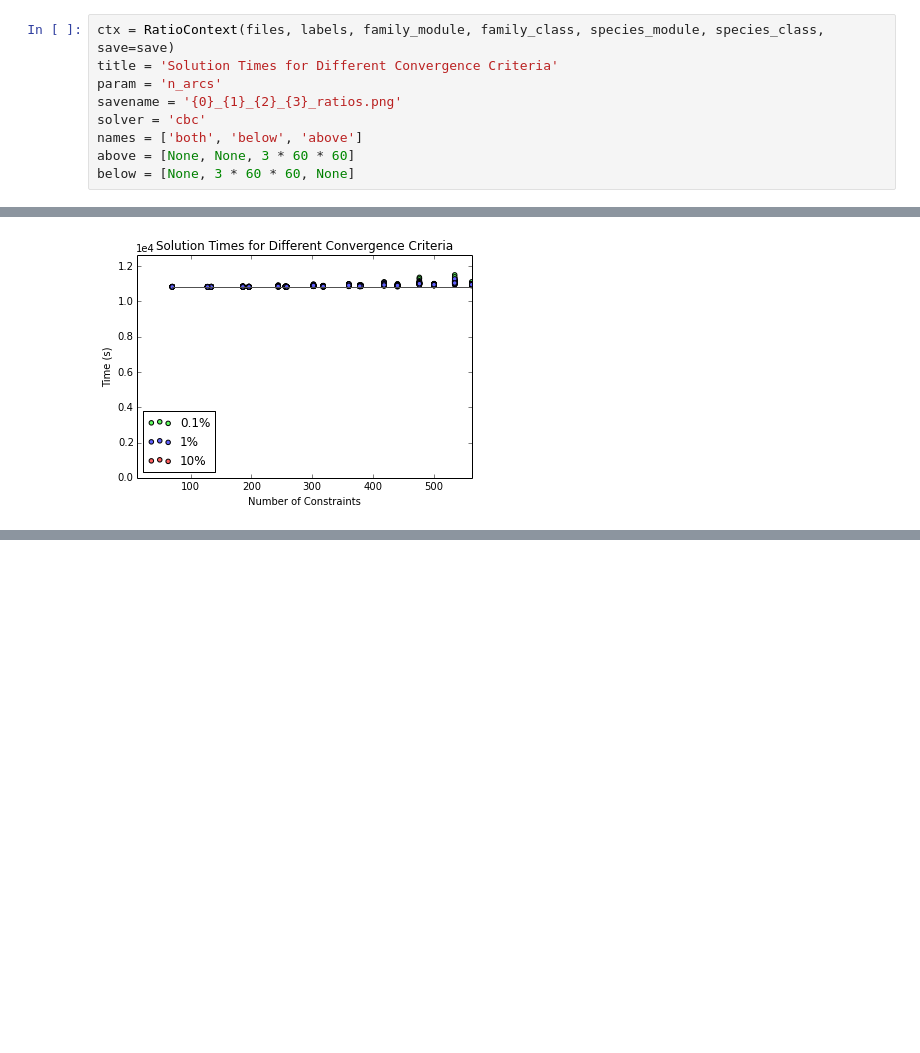
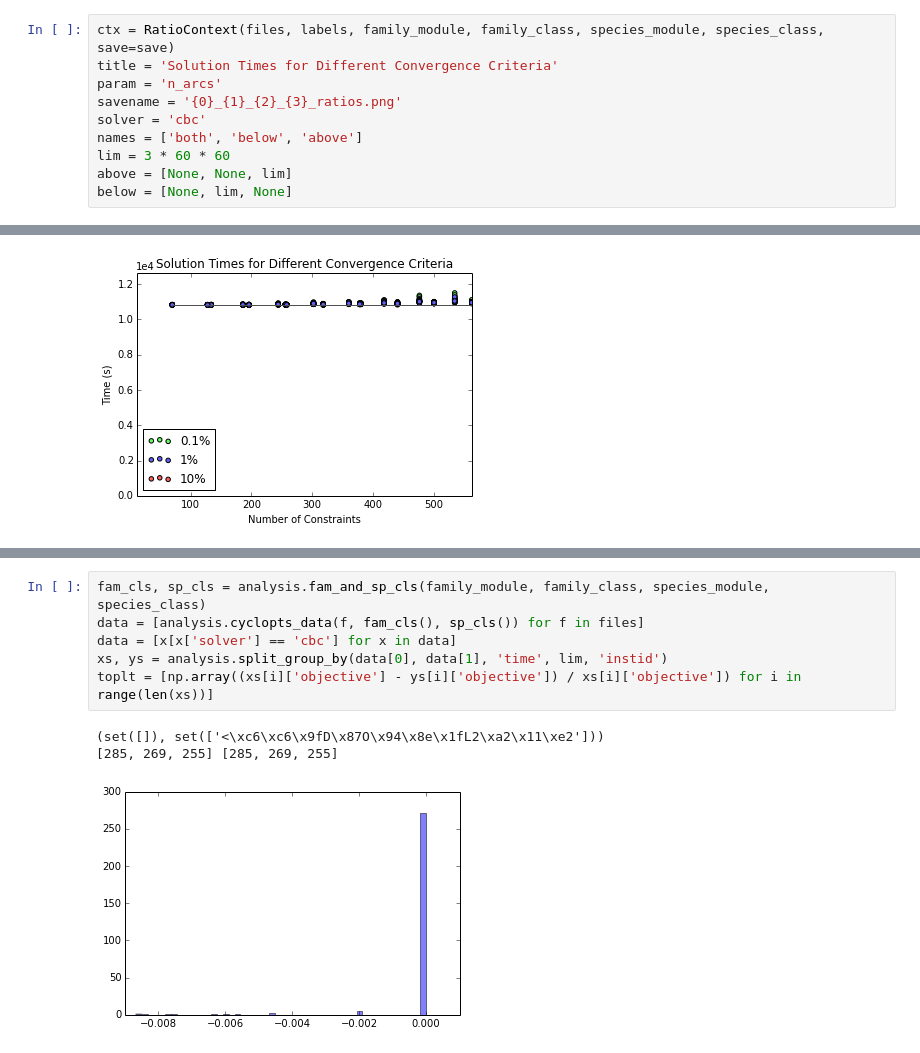
Before and after one commit to gidden/cyclopts, a Jupyter notebook: nbs/ratio_convergence.ipynb, the cells around one changed output, grey strips where cells are left out. Cells and saved outputs as stored; diff of their text form; blank space fills up the shorter version.

Commit message:
updating ratio convergence ipynb to include histogram population plots

```diff
--- a/nbs/ratio_convergence.ipynb
+++ b/nbs/ratio_convergence.ipynb
@@ -57,8 +54,9 @@ param = 'n_arcs'
 savename = '{0}_{1}_{2}_{3}_ratios.png'
 solver = 'cbc'
 names = ['both', 'below', 'above']
-above = [None, None, 3 * 60 * 60]
-below = [None, 3 * 60 * 60, None]
+lim = 3 * 60 * 60
+above = [None, None, lim]
+below = [None, lim, None]
 # %%
 param = 'n_arcs'
 for i in range(len(names)):
@@ -88,0 +86,10 @@ _ = ctx.count_hist('cbc', lim, save=save, savename=savename)
+# %%
+fam_cls, sp_cls = analysis.fam_and_sp_cls(family_module, family_class, species_module, species_class)
+data = [analysis.cyclopts_data(f, fam_cls(), sp_cls()) for f in files]
+data = [x[x['solver'] == 'cbc'] for x in data]
+xs, ys = analysis.split_group_by(data[0], data[1], 'time', lim, 'instid')
+toplt = [np.array((xs[i]['objective'] - ys[i]['objective']) / xs[i]['objective']) for i in range(len(xs))]
+# %% [output]
+(set([]), set(['<\xc6\xc6\x9fD\x87O\x94\x8e\x1fL2\xa2\x11\xe2']))
+[285, 269, 255] [285, 269, 255]
+[figure, added]
```
Also changed, not shown: parts of 5 cells of this notebook.
